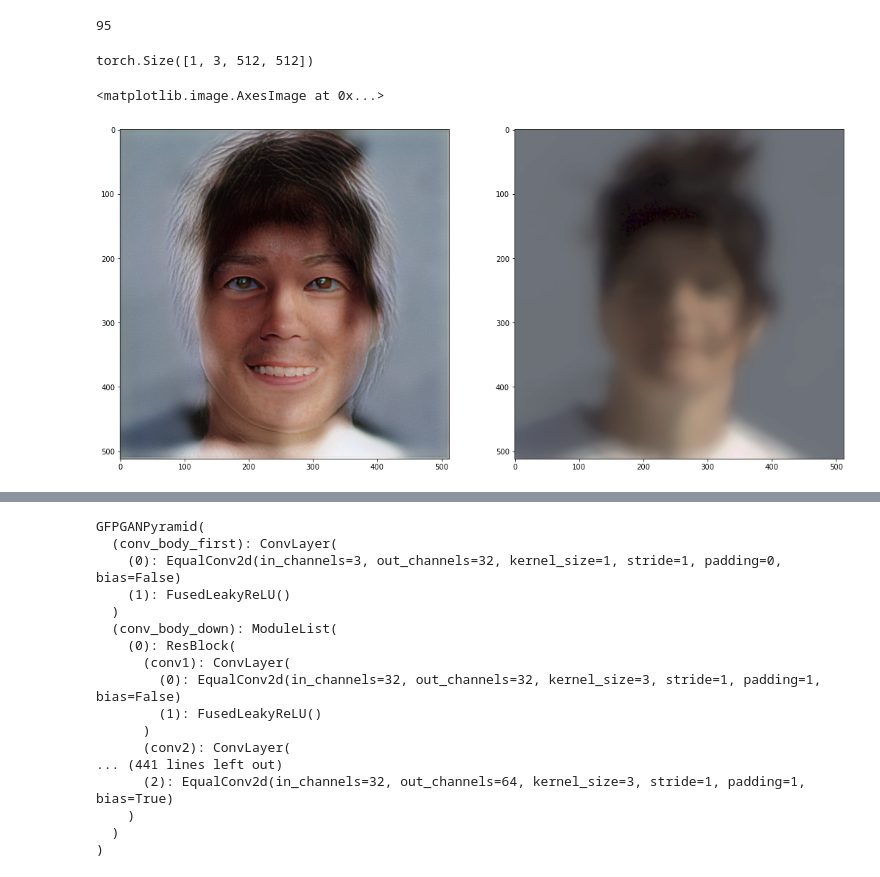
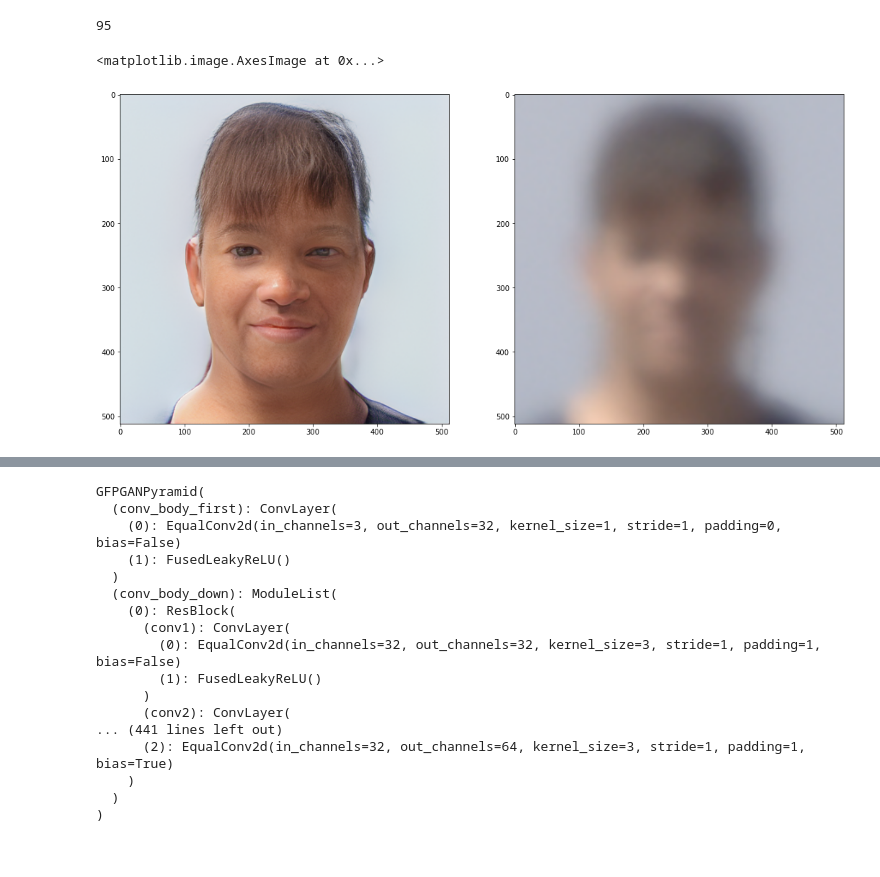
Before and after one commit to MKFMIKU/LTT-GAN, a Jupyter notebook: gfpgan/inference.ipynb, the cells around one changed output, grey strips where cells are left out. Saved outputs shown, nothing was run; the diff lists cells and outputs as text; code cells hidden in the pictures.

```diff
--- a/gfpgan/inference.ipynb
+++ b/gfpgan/inference.ipynb
@@ -63,7 +64,7 @@ GFPGANv1(
   )
 )
 # %%
-loadnet = torch.load('/home/viu/Work/GFPGAN/experiments/A100/net_g_5000.pth')
+loadnet = torch.load('/home/viu/Work/GFPGAN/experiments/net_g_400000.pth')
 # loadnet = torch.load('/home/viu/Work/GFPGAN/gfpgan/weights/GFPGANv1.pth')
 if 'params_ema' in loadnet:
     keyname = 'params_ema'
@@ -73,33 +74,30 @@ gfpgan.load_state_dict(loadnet[keyname], strict=True)
 gfpgan.eval()
 gfpgan = gfpgan.to('cuda:0')
 # %%
-tub_faces = glob.glob('/data/datasets/Turbulence/Tubfaces95/tubimages/*.png')
+tub_faces = glob.glob('/data/datasets/Turbulence/Tubfaces95/300M/tubimages/*.png')
 tub_faces.sort()
 len(tub_faces)
 # %% [output]
 95
 # %%
-idx = 12
+idx = 4
 # tub_face4img = cv2.imread('/hdd1/Datasets/Turbulence_data/Victorem_0140__None_PC00C00__R1/001.png', cv2.IMREAD_COLOR)
 tub_face_img = cv2.imread(tub_faces[idx], cv2.IMREAD_COLOR)
 
 tub_face_img_th = img2tensor(tub_face_img / 255., bgr2rgb=True, float32=True)
 normalize(tub_face_img_th, (0.5, 0.5, 0.5), (0.5, 0.5, 0.5), inplace=True)
 tub_face_img_th = tub_face_img_th.unsqueeze(0).to('cuda:0')
 
 with torch.no_grad():
     outputs = gfpgan(tub_face_img_th, return_rgb=False)[0]
     output = torch.mean(outputs, dim=0)
-outputs.shape
+
+plt.figure(figsize=(18, 12))
+plt.subplot(1,2,1)
+plt.imshow(tensor2img(output, rgb2bgr=False, min_max=(-1, 1)))
+
+plt.subplot(1,2,2)
+plt.imshow(tensor2img(tub_face_img_th, rgb2bgr=False, min_max=(-1, 1)))
 # %% [output]
-torch.Size([1, 3, 512, 512])
+<matplotlib.image.AxesImage at 0x...>
+[figure, added]
-# %%
-plt.figure(figsize=(18, 12))
-plt.subplot(1,2,1)
-plt.imshow(tensor2img(output, rgb2bgr=False, min_max=(-1, 1)))
-
-plt.subplot(1,2,2)
-plt.imshow(tensor2img(tub_face_img_th, rgb2bgr=False, min_max=(-1, 1)))
-# %% [output]
-<matplotlib.image.AxesImage at 0x...>
-[figure, removed]
```
Also changed, not shown: parts of 7 cells of this notebook, 5 other files.
